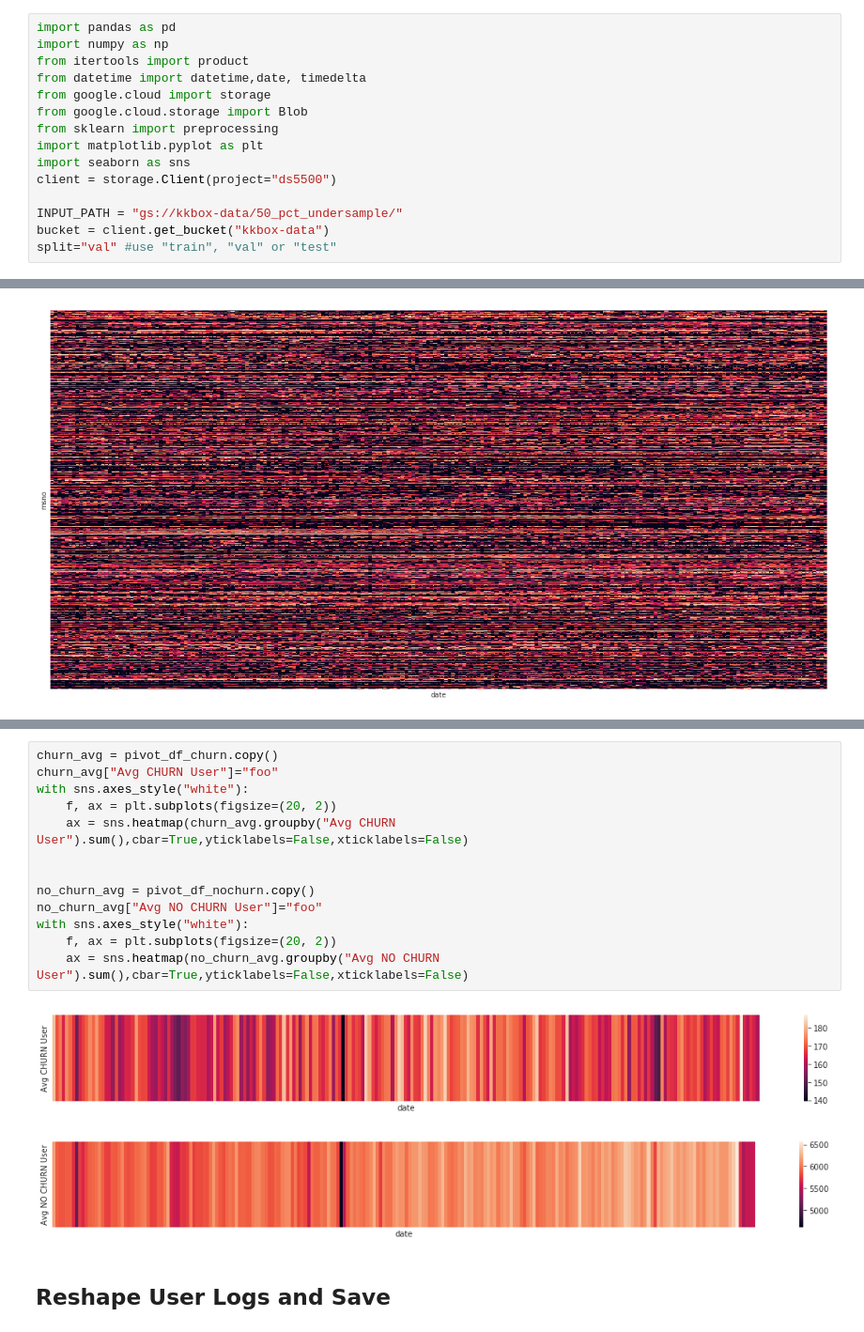
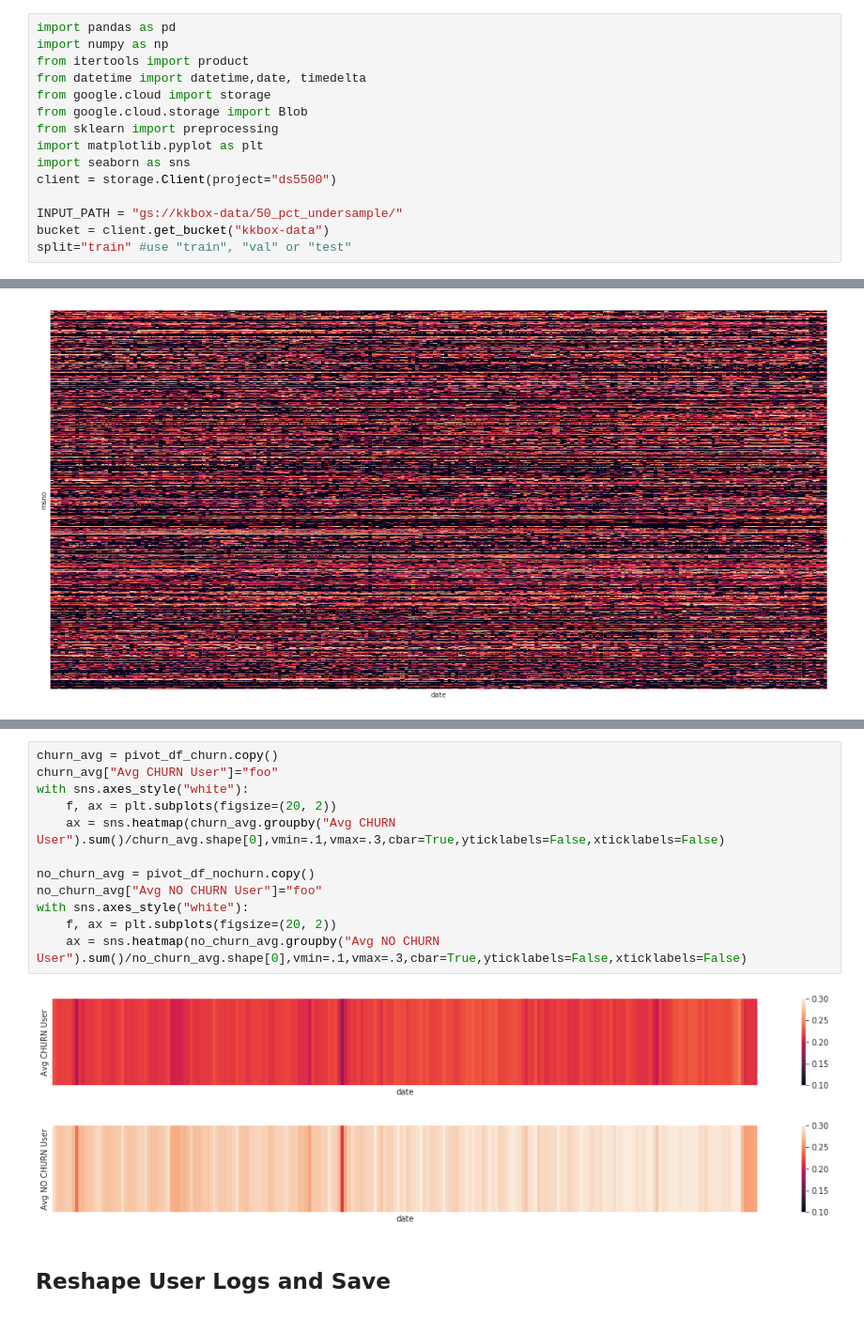
Before and after one commit to adamribaudo/ds5500-capstone, a Jupyter notebook: Preprocess/User_Log_Transform.ipynb, the cells around one changed output, grey strips where cells are left out. Shown: that part at 94% size. Cells and saved outputs as stored; diff of their text form.

```diff
--- a/Preprocess/User_Log_Transform.ipynb
+++ b/Preprocess/User_Log_Transform.ipynb
@@ -12,7 +12,7 @@ client = storage.Client(project="ds5500")
 
 INPUT_PATH = "gs://kkbox-data/50_pct_undersample/"
 bucket = client.get_bucket("kkbox-data")
-split="val" #use "train", "val" or "test"
+split="train" #use "train", "val" or "test"
 # %% [markdown]
 # Process User Logs
 # %%
@@ -81,19 +86,18 @@ with sns.axes_style("dark"):
 # %%
 churn_avg = pivot_df_churn.copy()
 churn_avg["Avg CHURN User"]="foo"
 with sns.axes_style("white"):
     f, ax = plt.subplots(figsize=(20, 2))
-    ax = sns.heatmap(churn_avg.groupby("Avg CHURN User").sum(),cbar=True,yticklabels=False,xticklabels=False)
-
+    ax = sns.heatmap(churn_avg.groupby("Avg CHURN User").sum()/churn_avg.shape[0],vmin=.1,vmax=.3,cbar=True,yticklabels=False,xticklabels=False)
 
 no_churn_avg = pivot_df_nochurn.copy()
 no_churn_avg["Avg NO CHURN User"]="foo"
 with sns.axes_style("white"):
     f, ax = plt.subplots(figsize=(20, 2))
-    ax = sns.heatmap(no_churn_avg.groupby("Avg NO CHURN User").sum(),cbar=True,yticklabels=False,xticklabels=False)
+    ax = sns.heatmap(no_churn_avg.groupby("Avg NO CHURN User").sum()/no_churn_avg.shape[0],vmin=.1,vmax=.3,cbar=True,yticklabels=False,xticklabels=False)
 # %% [output]
-[figure, old version]
+[figure, new version]
-[figure, old version]
+[figure, new version]
 # %% [markdown]
 ## Reshape User Logs and Save
 # %%
```
Also changed, not shown: parts of 9 cells of this notebook, 1 other file.
